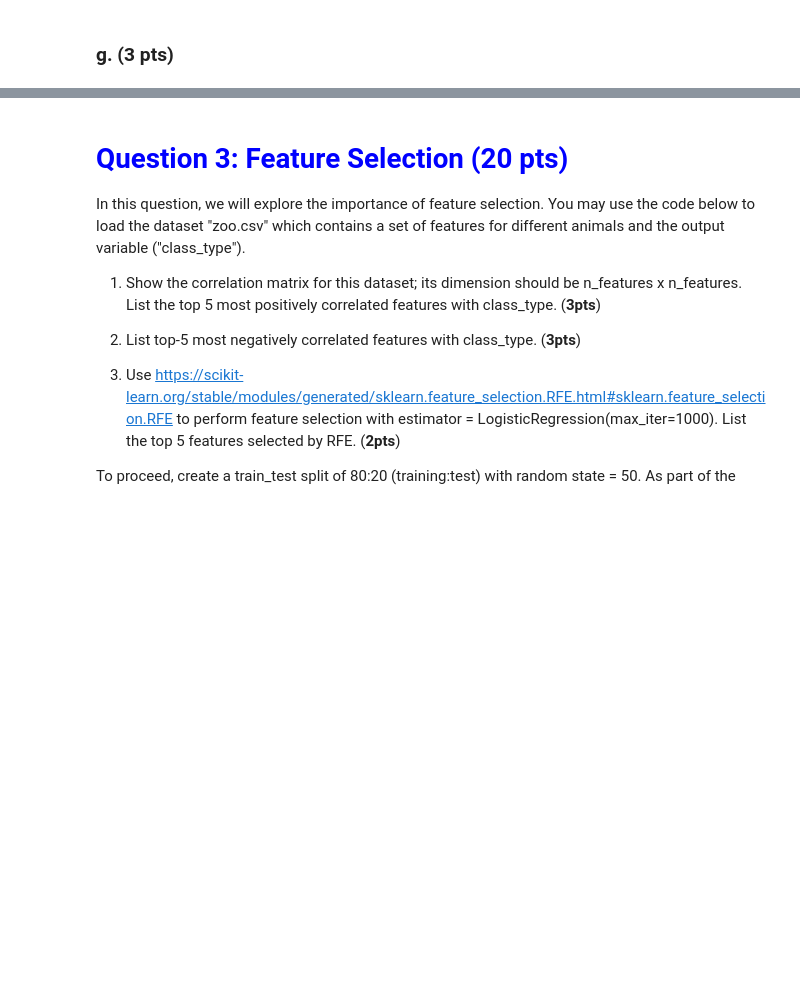
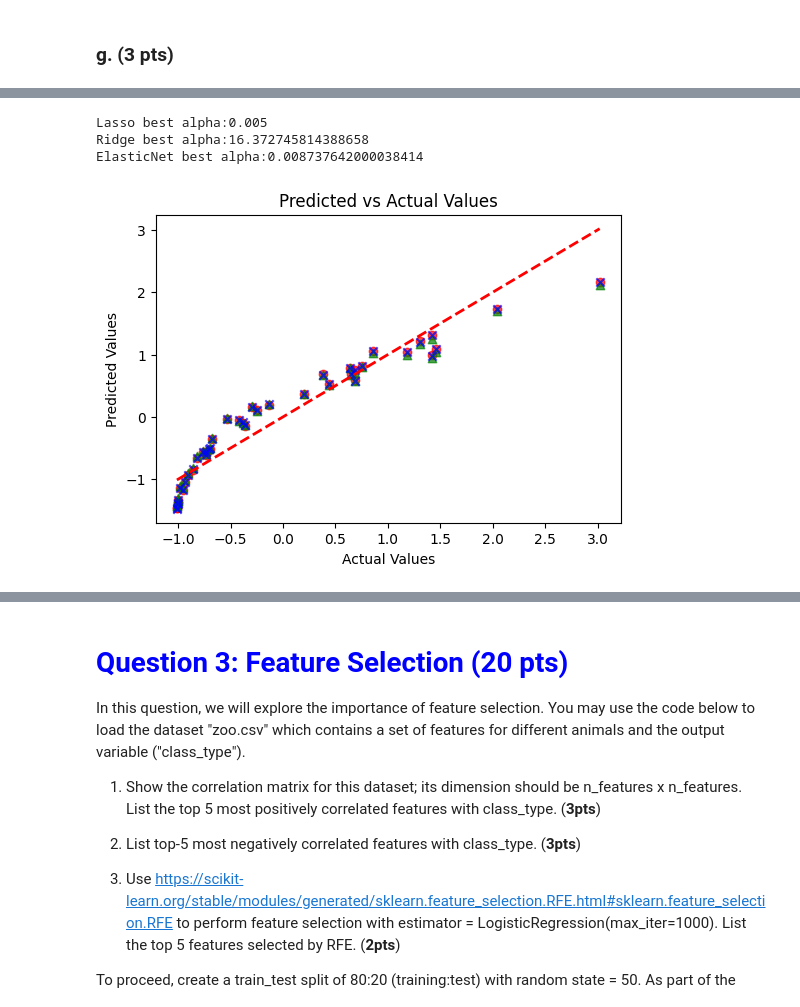
Before and after one commit to jag2k2/ut-stat-ml, a Jupyter notebook: HW2/Homework2Programming.ipynb, the cells around one changed output, grey strips where cells are left out. Saved outputs shown, nothing was run; the diff lists cells and outputs as text; code cells hidden in the pictures; blank space fills up the shorter version.

```diff
--- a/HW2/Homework2Programming.ipynb
+++ b/HW2/Homework2Programming.ipynb
@@ -424,0 +449,20 @@ As alpha gets large, lasso regularization tends to force some coefficients to be
+# %%
+print("Lasso best alpha:{}".format(best_alpha_lasso))
+print("Ridge best alpha:{}".format(best_alpha_ridge))
+print("ElasticNet best alpha:{}".format(best_alpha_elastic))
+
+plt.figure(figsize=(6, 4))
+plt.scatter(scaled_y_test, lasso_preds, label='Lasso Predictions', color='red', marker='o', alpha=0.7)
+plt.scatter(scaled_y_test, ridge_preds, label='Ridge Predictions', color='green', marker='^', alpha=0.7)
+plt.scatter(scaled_y_test, elastic_preds, label='Elastic Predictions', color = 'blue', marker='x', alpha=0.7)
+
+plt.plot([min(scaled_y_test), max(scaled_y_test)], [min(scaled_y_test), max(scaled_y_test)], '--', color='red', linewidth=2)
+plt.title('Predicted vs Actual Values')
+plt.xlabel('Actual Values')
+plt.ylabel('Predicted Values')
+plt.show()
+# %% [output]
+Lasso best alpha:0.005
+Ridge best alpha:16.372745814388658
+ElasticNet best alpha:0.008737642000038414
+[figure, added]
```
Also changed, not shown: parts of 4 cells of this notebook.
